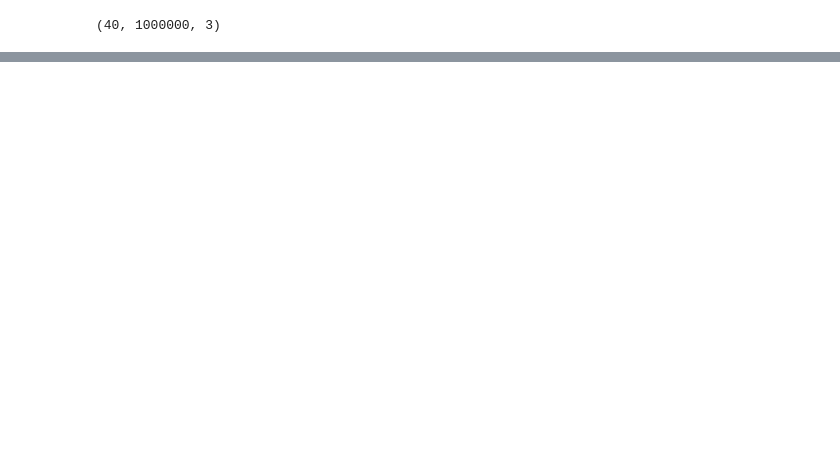
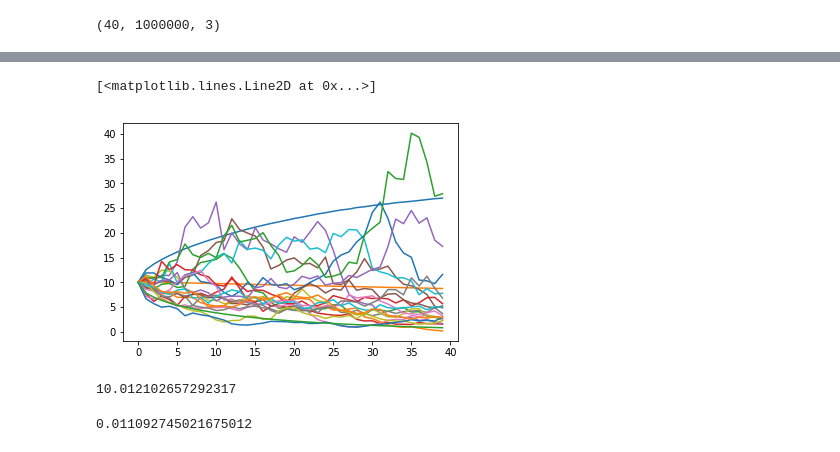
Before and after one commit to HaakonTronnes/Mork, a Jupyter notebook: Simulation for Mork-project.ipynb, the cells around one changed output, grey strips where cells are left out. Saved outputs shown, nothing was run; the diff lists cells and outputs as text; code cells hidden in the pictures; blank space fills up the shorter version.

```diff
--- a/Simulation for Mork-project.ipynb
+++ b/Simulation for Mork-project.ipynb
@@ -220,0 +236,16 @@ df
+# %%
+plt.plot(np.percentile(A,95,axis=1))
+plt.plot(A.mean(axis=1))
+plt.plot(A[:,:20])
+plt.plot(np.percentile(A,5, axis=1))
+# %% [output]
+[<matplotlib.lines.Line2D at 0x...>]
+[figure, added]
+# %%
+A[-1].mean()
+# %% [output]
+10.012102657292317
+# %%
+A[-1].std()/1000
+# %% [output]
+0.011092745021675012
```
Also changed, not shown: parts of 12 cells of this notebook.
